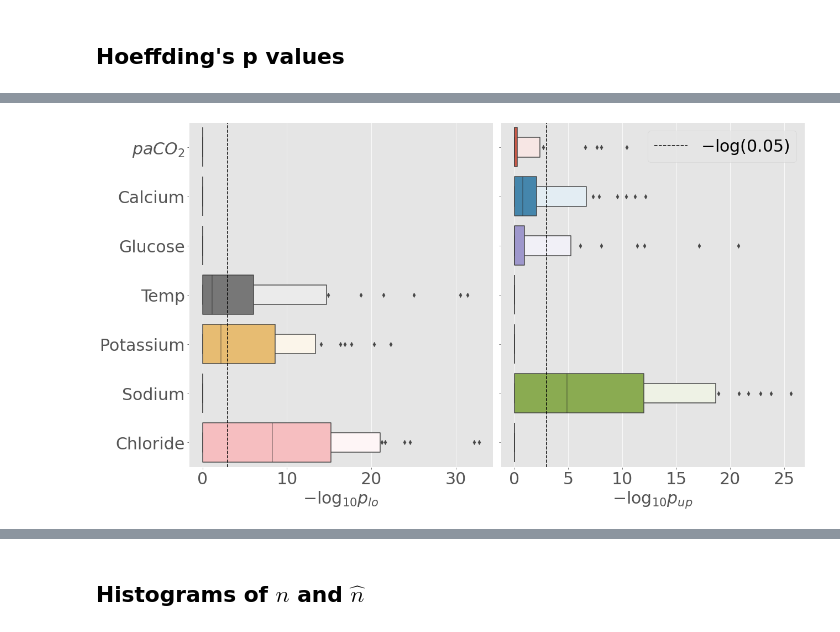
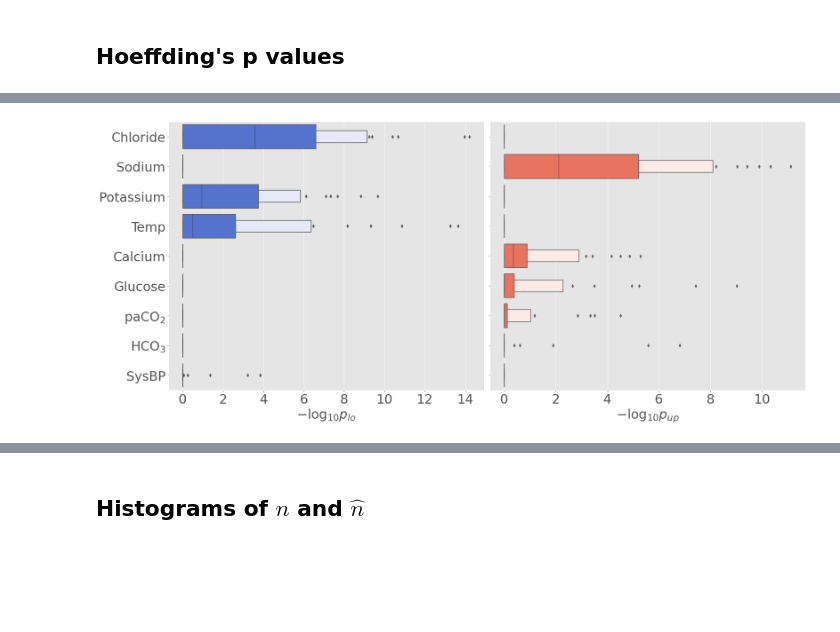
Before and after one commit to faaizT/CausalTwinAssessment, a Jupyter notebook: Notebooks/Case_study_results.ipynb, the cells around one changed output, grey strips where cells are left out. Saved outputs shown, nothing was run; the diff lists cells and outputs as text; code cells hidden in the pictures; blank space fills up the shorter version.

```diff
--- a/Notebooks/Case_study_results.ipynb
+++ b/Notebooks/Case_study_results.ipynb
@@ -229,0 +242,10 @@ results_bootstrapping_revperc
+# %%
+combined_results = results_hoeff[['columns', 'total_hypotheses', 'rejected_hypotheses']].copy()
+combined_results.rename(columns={'total_hypotheses': '# Hypotheses', 'rejected_hypotheses': '# Rejections (Bootstrap)'}, inplace=True)
+combined_results['# Rejections']  = results_hoeff.loc[:, 'rejected_hypotheses']
+combined_results['Outcomes'] = combined_results['columns'].apply(lambda x: column_names_dict[x] + ' ' + f'({column_renaming[x]})')
+combined_results.sort_values(by='# Rejections', inplace=True, ascending=False)
+combined_results['# Hypotheses'] *= 2
+combined_results['order'] = np.arange(len(combined_results))
+combined_results_hoeff = combined_results.copy()
+print(combined_results[['Outcomes', '# Rejections', '# Hypotheses']].to_latex(index=False))
@@ -232,11 +272,13 @@ results_bootstrapping_revperc
 # %%
 combined_results = results_bootstrapping_revperc[['columns', 'total_hypotheses', 'rejected_hypotheses']].copy()
 combined_results.rename(columns={'total_hypotheses': '# Hypotheses', 'rejected_hypotheses': '# Rejections (Bootstrap)'}, inplace=True)
-combined_results['# Rejections (Hoeffding)']  = results_bootstrapping_revperc.loc[:, 'rejected_hypotheses']
+combined_results['# Rejections']  = results_bootstrapping_revperc.loc[:, 'rejected_hypotheses']
 combined_results['Outcomes'] = combined_results['columns'].apply(lambda x: column_names_dict[x] + ' ' + f'({column_renaming[x]})')
-combined_results.sort_values(by='# Rejections (Hoeffding)', inplace=True)
+combined_results.sort_values(by='# Rejections', inplace=True)
 combined_results['# Hypotheses'] *= 2
-print(combined_results[['Outcomes', '# Rejections (Hoeffding)', '# Hypotheses']].to_latex(index=False))
+combined_results = pd.merge(left=combined_results, right=combined_results_hoeff[['Outcomes', 'order']], on=['Outcomes'])
+combined_results.sort_values(by='order', inplace=True)
+print(combined_results[['Outcomes', '# Rejections', '# Hypotheses']].to_latex(index=False))
 # %% [output]
 \begin{tabular}{lrr}
 \toprule
@@ -260,8 +299,0 @@ Bicarbonate Blood Concentration (\$HCO\_3\$) &                         8 &
-# %%
-combined_results = results_hoeff[['columns', 'total_hypotheses', 'rejected_hypotheses']].copy()
-combined_results.rename(columns={'total_hypotheses': '# Hypotheses', 'rejected_hypotheses': '# Rejections (Bootstrap)'}, inplace=True)
-combined_results['# Rejections (Reverse percentile)']  = results_hoeff.loc[:, 'rejected_hypotheses']
-combined_results['Outcomes'] = combined_results['columns'].apply(lambda x: column_names_dict[x] + ' ' + f'({column_renaming[x]})')
-combined_results.sort_values(by='# Rejections (Reverse percentile)', inplace=True)
-combined_results['# Hypotheses'] *= 2
-print(combined_results[['Outcomes', '# Rejections (Reverse percentile)', '# Hypotheses']].to_latex(index=False))
@@ -328,23 +342,21 @@ import seaborn as sns
 
 outcomes = combined_results['columns'].unique()
 plt.style.use('ggplot')
-fig, axs = plt.subplots(1, 2, figsize=(18,10), sharey=True)
+fig, axs = plt.subplots(1, 2, figsize=(23,10), sharey=True)
 
 p_vals_hoeff = p_vals_hoeff[p_vals_hoeff['col']!='Arterial_pH']
 
 
 p_vals_hoeff['Outcomes'] = p_vals_hoeff['col'].apply(lambda x: column_renaming[x])
 p_vals_hoeff['order'] = p_vals_hoeff['col'].apply(lambda x: list(outcomes).index(x))
-p_vals_hoeff['-log_p_lb'] = p_vals_hoeff['p_lb'].apply(lambda x: -np.log(min(x, 1)))
-p_vals_hoeff['-log_p_ub'] = p_vals_hoeff['p_ub'].apply(lambda x: -np.log(min(x, 1)))
+p_vals_hoeff['-log_p_lb'] = p_vals_hoeff['p_lb'].apply(lambda x: -np.log10(min(x, 1)))
+p_vals_hoeff['-log_p_ub'] = p_vals_hoeff['p_ub'].apply(lambda x: -np.log10(min(x, 1)))
 p_vals_hoeff.sort_values(by='order', inplace=True)
-outcomes = list(p_vals_hoeff['Outcomes'].unique())[-7:]
+outcomes = list(p_vals_hoeff['Outcomes'].unique())[:9]
 p_vals_hoeff_filtered = p_vals_hoeff[p_vals_hoeff['Outcomes'].isin(outcomes)]
 
-ax = sns.boxenplot(x='-log_p_lb', y='Outcomes', data=p_vals_hoeff_filtered, ax=axs[0] )
-ax = sns.boxenplot(x='-log_p_ub', y='Outcomes', data=p_vals_hoeff_filtered, ax=axs[1] )
-axs[0].axvline(-np.log(0.05), color='k', linestyle='--', label='$-\log(0.05)$',)
-axs[1].axvline(-np.log(0.05), color='k', linestyle='--', label='$-\log(0.05)$',)
+ax = sns.boxenplot(x='-log_p_lb', y='Outcomes', data=p_vals_hoeff_filtered, ax=axs[0], color='royalblue' )
+ax = sns.boxenplot(x='-log_p_ub', y='Outcomes', data=p_vals_hoeff_filtered, ax=axs[1], color='tomato' )
 
 
 axs[1].tick_params(axis='x', labelsize=30)
@@ -356,8 +368,5 @@ axs[0].tick_params(axis='both', which='major', labelsize=30)
 axs[0].tick_params(axis='both', which='minor', labelsize=30)
 axs[1].tick_params(axis='both', which='major', labelsize=30)
 axs[1].tick_params(axis='both', which='minor', labelsize=30)
-axs[1].legend(fontsize=30)
 plt.tight_layout()
-
-# plt.savefig("/data/localhost/not-backed-up/taufiq/HypothesisTesting/hyp_testing_new_pulse_data_2/images/p_vals_hoeff_filtered.pdf", format='pdf', bbox_inches='tight')
 # %% [output]
@@ -364,4 +379,4 @@ plt.tight_layout()
-[figure, old version]
+[figure, new version]
 # %%
 import seaborn as sns
 
```
Also changed, not shown: parts of 17 cells of this notebook, 5 other files.
